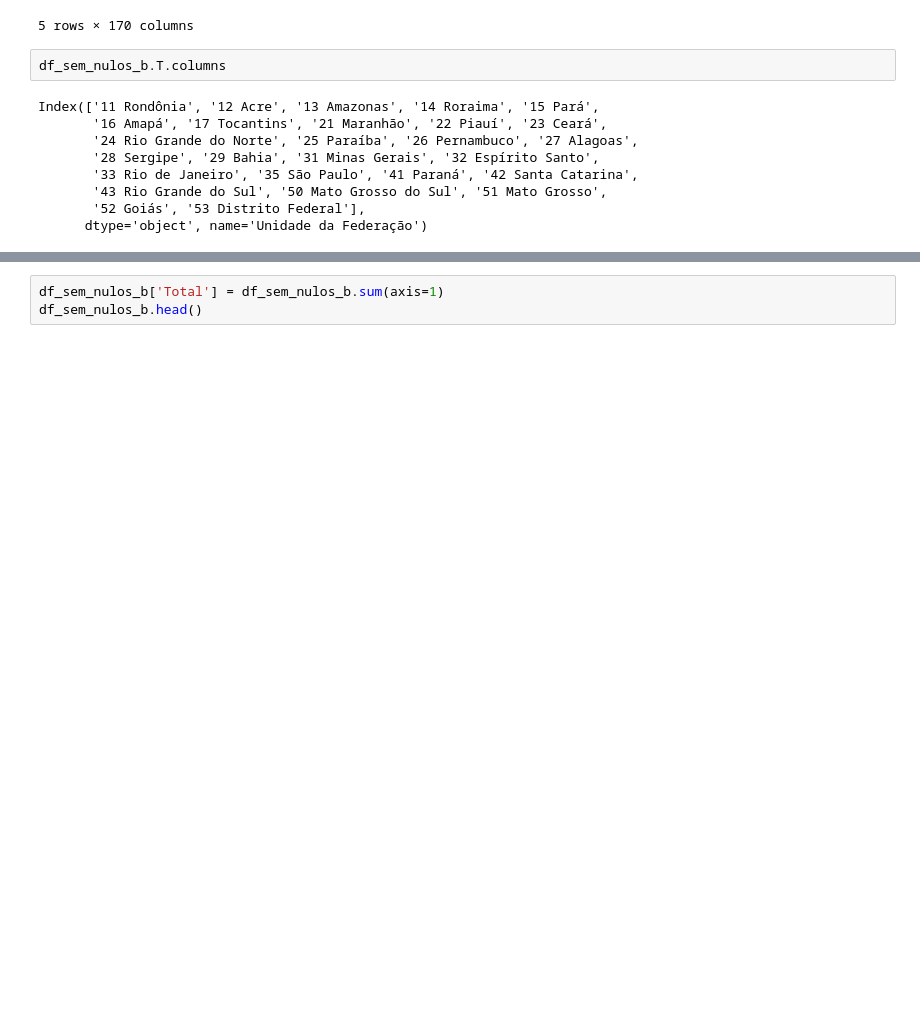
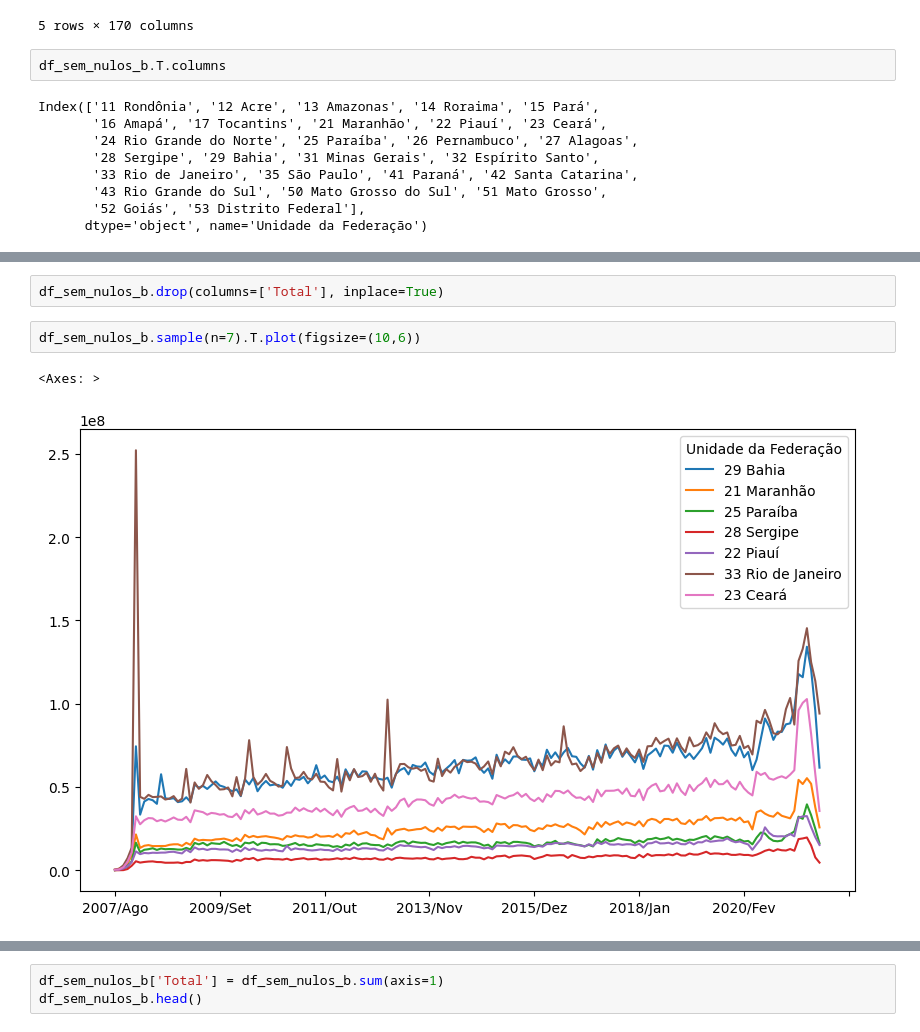
Before and after one commit to Igorbr321/FIAP-pos-tech-data-analytics, a Jupyter notebook: Pós Tech - Data Analytics - FIAP/Phase 1/2. Análise Exploratória de Dados/Aula 3 - Manipulação de Dados/Produção_Hospitalar_Aula_3_2.ipynb, the cells around one changed output, grey strips where cells are left out. Saved outputs shown, nothing was run; the diff lists cells and outputs as text; blank space fills up the shorter version.

```diff
--- a/Pós Tech - Data Analytics - FIAP/Phase 1/2. Análise Exploratória de Dados/Aula 3 - Manipulação de Dados/Produção_Hospitalar_Aula_3_2.ipynb
+++ b/Pós Tech - Data Analytics - FIAP/Phase 1/2. Análise Exploratória de Dados/Aula 3 - Manipulação de Dados/Produção_Hospitalar_Aula_3_2.ipynb
@@ -122,3 +121,10 @@ df_sem_nulos_b.sample(n=7).T.plot(figsize=(10,6))
+# %%
+df_sem_nulos_b.drop(columns=['Total'], inplace=True)
+# %%
+df_sem_nulos_b.sample(n=7).T.plot(figsize=(10,6))
+# %% [output]
+<Axes: >
+[figure, added]
 # %%
 import numpy as np
 
```
Also changed, not shown: parts of 2 cells of this notebook, 1 other file.
